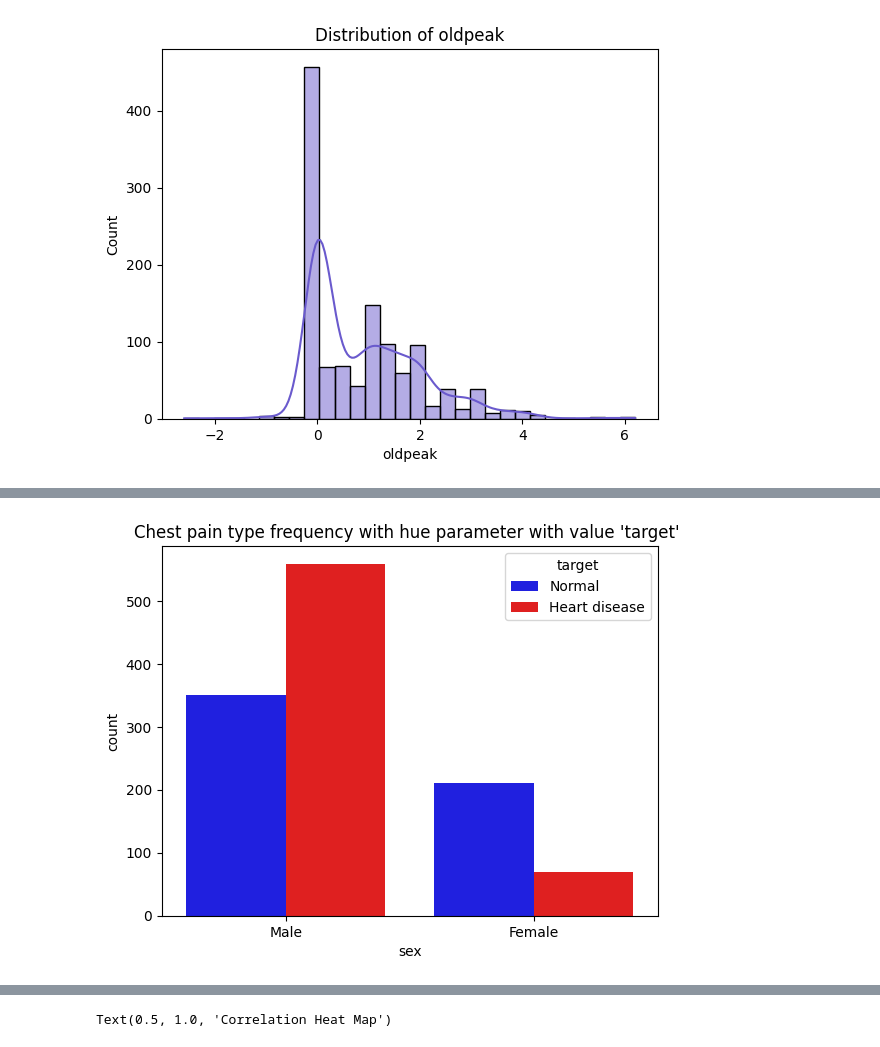
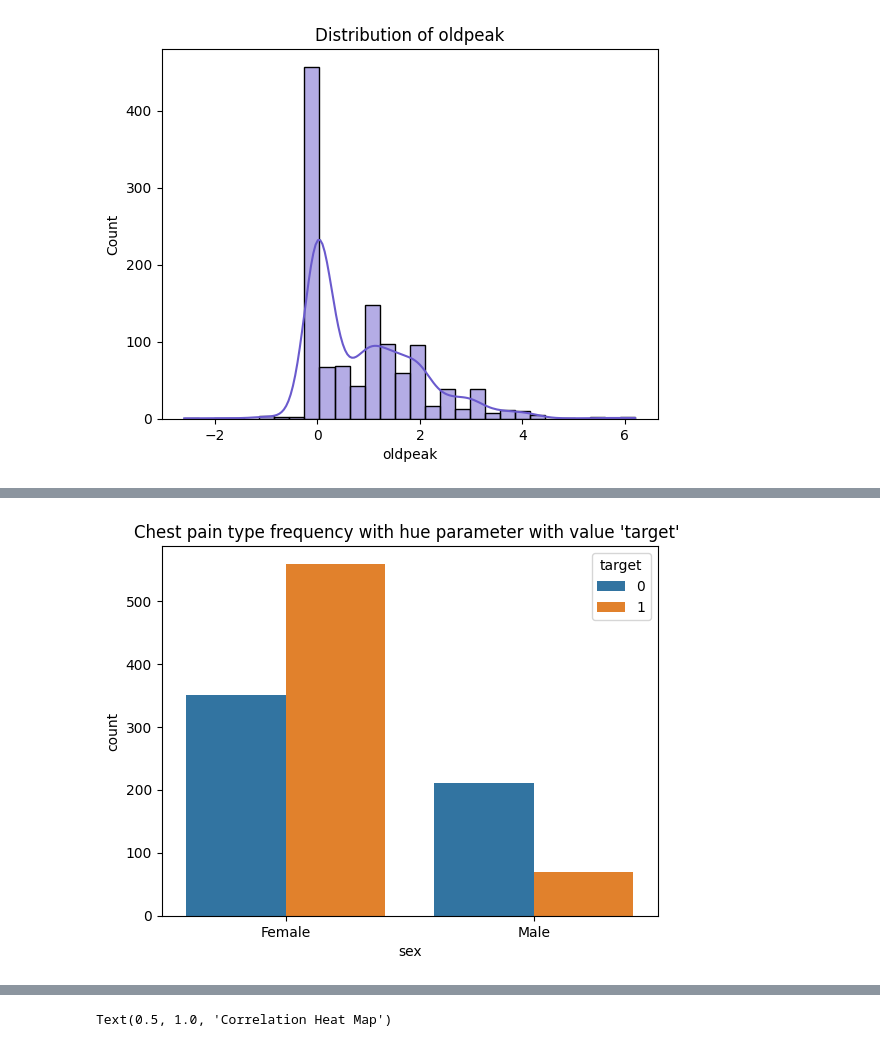
Before and after one commit to arda92a/Data-Mining-Project, a Jupyter notebook: project.ipynb, the cells around one changed output, grey strips where cells are left out. Cells and saved outputs as stored; diff of their text form; code cells hidden in the pictures.

```diff
--- a/project.ipynb
+++ b/project.ipynb
@@ -133,6 +133,8 @@ plt.title("Distribution of oldpeak")
 Text(0.5, 1.0, 'Distribution of oldpeak')
 [figure]
 # %%
+df['sex'] = df['sex'].map({0: 'Male', 1: 'Female'})
+
 custom_p={'Male' : 'cornflowerblue' , "Female":"pink"}
 custom_palette = {'Heart disease': 'red', 'Normal': 'blue'}
 sns.countplot(x=df['sex'],palette=custom_p);
@@ -145,8 +147,10 @@ Passing `palette` without assigning `hue` is deprecated and will be removed in v
 # %%
-sns.countplot(x=df['sex'],palette=custom_palette,hue=df["target"])
+custom_palette = {0: 'blue', 1: 'red'}
+
+sns.countplot(x=df['sex'],hue=df["target"])
 plt.title("Chest pain type frequency with hue parameter with value 'target' ");
 # %% [output]
-[figure, old version]
+[figure, new version]
 # %%
 sns.countplot(x=df['chest pain type'],palette="Set3")
 plt.title("Chest pain type frequency");
```
Also changed, not shown: parts of 34 cells of this notebook, 7 other files.
